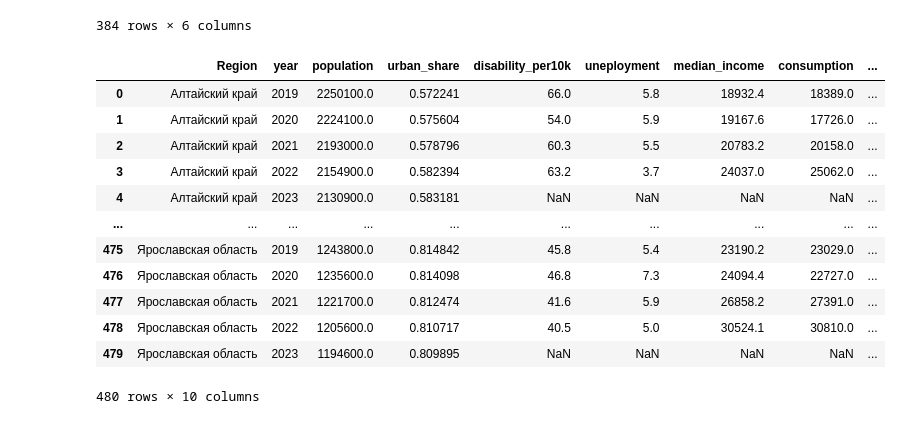
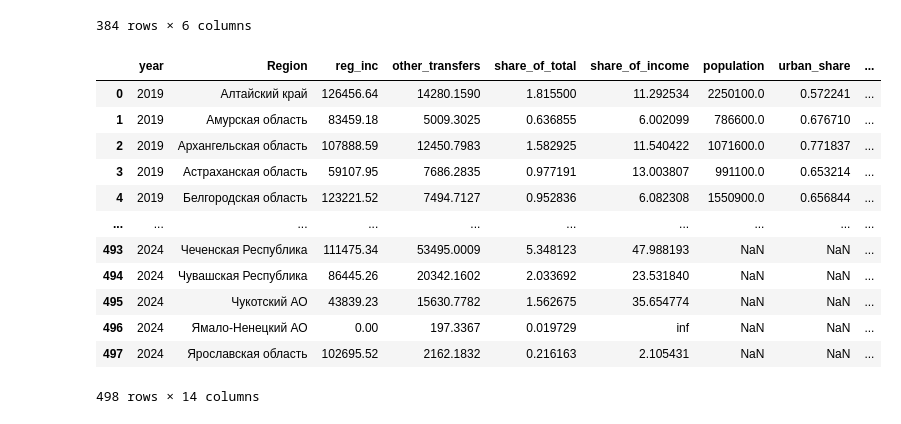
Before and after one commit to ahalian/Thesis, a Jupyter notebook: data_management/soc_econ.ipynb, the cells around one changed output. Drawn from its saved outputs; the diff is of its cells as text; code cells hidden in the pictures.

Commit message:
Added fiscal regional data.

```diff
--- a/data_management/soc_econ.ipynb
+++ b/data_management/soc_econ.ipynb
@@ -5,5 +85,5 @@ import pandas as pd
 # %%
-health = pd.read_csv('data/soc-econ/health.csv', sep=';')
+health = pd.read_csv('../data/soc-econ/health.csv', sep=';')
 
 
 selected_indicators = ['Численность лиц в возрасте 18 лет и старше, впервые признанных инвалидами, на 10 000 человек населения соответствующего возраста по субъектам Российской Федерации']
@@ -30,7 +110,7 @@ health
 | 383 | Ярославская область | 2022 | 40.5 |
 384 rows × 3 columns
 # %%
-pop = pd.read_csv('data/soc-econ/population.csv', sep=';')
+pop = pd.read_csv('../data/soc-econ/population.csv', sep=';')
 
 selected_indicators = ['Население субъектов Российской Федерации на 1 января',
                        'Городское население субъектов Российской Федерации на 1 января']
@@ -58,7 +138,7 @@ pop
 | 479 | Ярославская область | 2023 | 1194600.0 | 0.809895 |
 480 rows × 4 columns
 # %%
-emp = pd.read_excel('data/soc-econ/emp2.xlsx')
+emp = pd.read_excel('../data/soc-econ/emp.xlsx')
 selected_indicators = ['Уровень безработицы: Уровень безработицы']
 emp = emp[emp["indicator_name"].isin(selected_indicators)]
 emp = emp[emp["year"] > 2018]
@@ -81,7 +161,7 @@ emp
 | 383 | Ярославская область | 2022 | 5.0 |
 384 rows × 3 columns
 # %%
-inc = pd.read_excel('data/soc-econ/inc.xlsx')
+inc = pd.read_excel('../data/soc-econ/inc.xlsx')
 selected_indicators = ['Численность населения с денежными доходами ниже границы бедности/величины прожиточного минимума',
                        'Медианный среднедушевой денежный доход населения', 'Потребительские расходы в среднем на душу населения',
                        'Среднедушевые денежные доходы населения']
@@ -149,49 +241,50 @@ region_name_mapping = {
 
 df_rus["Region"] = df_rus["Region"].replace(region_name_mapping)
 # %%
-df_se = pop.merge(health, on = ['object_name', 'year'], how = 'left')
+df_se = budget.merge(pop, on = ['object_name', 'year'], how = 'left' )
+df_se = df_se.merge(health, on = ['object_name', 'year'], how = 'left')
 df_se = df_se.merge(emp, on = ['object_name', 'year'], how = 'left')
 df_se = df_se.merge(inc, on = ['object_name', 'year'], how = 'left')
 
 
-df_se.rename(columns = {df_se.columns[0] : "Region"}, inplace=True)
+df_se.rename(columns = {df_se.columns[1] : "Region"}, inplace=True)
 
 region_name_mapping = {
     'Архангельская область без автономного округа': 'Архангельская область без АО',
     'Ненецкий автономный округ': 'Ненецкий АО',
     'Еврейская автономная область':'Еврейская АО',
     'Кемеровская область - Кузбасс': 'Кемеровская область',
     'Город Москва столица Российской Федерации город федерального значения': 'Москва',
     'Город Санкт-Петербург город федерального значения': 'Санкт-Петербург',
     'Город федерального значения Севастополь': 'Севастополь',
     'Еврейская автономная область': 'Еврейская АО',
     'Кабардино-Балкарская Республика': 'Кабардино-Балкария',
     'Карачаево-Черкесская Республика': 'Карачаево-Черкесия',
     'Республика Адыгея (Адыгея)': 'Республика Адыгея',
     'Республика Саха (Якутия)': 'Якутия',
     'Республика Северная Осетия — Алания': 'Северная Осетия',
     'Республика Татарстан (Татарстан)': 'Республика Татарстан',
     'Чувашская Республика - Чувашия': 'Чувашская Республика',
     'Тюменская область без автономных округов': 'Тюменская область без АО',
     'Ханты-Мансийский автономный округ — Югра': 'Ханты-Мансийский АО',
     'Ямало-Ненецкий автономный округ': 'Ямало-Hенецкий АО',
     'Чукотский автономный округ': 'Чукотский АО',
 }
 
 df_se["Region"] = df_se["Region"].replace(region_name_mapping)
 df_se
 # %% [output]
-|  | Region | year | population | urban_share | disability_per10k | uneployment | median_income | consumption | ... |
-| 0 | Алтайский край | 2019 | 2250100.0 | 0.572241 | 66.0 | 5.8 | 18932.4 | 18389.0 | ... |
-| 1 | Алтайский край | 2020 | 2224100.0 | 0.575604 | 54.0 | 5.9 | 19167.6 | 17726.0 | ... |
-| 2 | Алтайский край | 2021 | 2193000.0 | 0.578796 | 60.3 | 5.5 | 20783.2 | 20158.0 | ... |
-| 3 | Алтайский край | 2022 | 2154900.0 | 0.582394 | 63.2 | 3.7 | 24037.0 | 25062.0 | ... |
-| 4 | Алтайский край | 2023 | 2130900.0 | 0.583181 | NaN | NaN | NaN | NaN | ... |
+|  | year | Region | reg_inc | other_transfers | share_of_total | share_of_income | population | urban_share | ... |
+| 0 | 2019 | Алтайский край | 126456.64 | 14280.1590 | 1.815500 | 11.292534 | 2250100.0 | 0.572241 | ... |
+| 1 | 2019 | Амурская область | 83459.18 | 5009.3025 | 0.636855 | 6.002099 | 786600.0 | 0.676710 | ... |
+| 2 | 2019 | Архангельская область | 107888.59 | 12450.7983 | 1.582925 | 11.540422 | 1071600.0 | 0.771837 | ... |
+| 3 | 2019 | Астраханская область | 59107.95 | 7686.2835 | 0.977191 | 13.003807 | 991100.0 | 0.653214 | ... |
+| 4 | 2019 | Белгородская область | 123221.52 | 7494.7127 | 0.952836 | 6.082308 | 1550900.0 | 0.656844 | ... |
 | ... | ... | ... | ... | ... | ... | ... | ... | ... | ... |
-| 475 | Ярославская область | 2019 | 1243800.0 | 0.814842 | 45.8 | 5.4 | 23190.2 | 23029.0 | ... |
-| 476 | Ярославская область | 2020 | 1235600.0 | 0.814098 | 46.8 | 7.3 | 24094.4 | 22727.0 | ... |
-| 477 | Ярославская область | 2021 | 1221700.0 | 0.812474 | 41.6 | 5.9 | 26858.2 | 27391.0 | ... |
-| 478 | Ярославская область | 2022 | 1205600.0 | 0.810717 | 40.5 | 5.0 | 30524.1 | 30810.0 | ... |
-| 479 | Ярославская область | 2023 | 1194600.0 | 0.809895 | NaN | NaN | NaN | NaN | ... |
+| 493 | 2024 | Чеченская Республика | 111475.34 | 53495.0009 | 5.348123 | 47.988193 | NaN | NaN | ... |
+| 494 | 2024 | Чувашская Республика | 86445.26 | 20342.1602 | 2.033692 | 23.531840 | NaN | NaN | ... |
+| 495 | 2024 | Чукотский АО | 43839.23 | 15630.7782 | 1.562675 | 35.654774 | NaN | NaN | ... |
+| 496 | 2024 | Ямало-Hенецкий АО | 0.00 | 197.3367 | 0.019729 | inf | NaN | NaN | ... |
+| 497 | 2024 | Ярославская область | 102695.52 | 2162.1832 | 0.216163 | 2.105431 | NaN | NaN | ... |
-480 rows × 10 columns
+498 rows × 14 columns
 # %%
```
Also changed, not shown: parts of 5 cells of this notebook, 2 other files.
